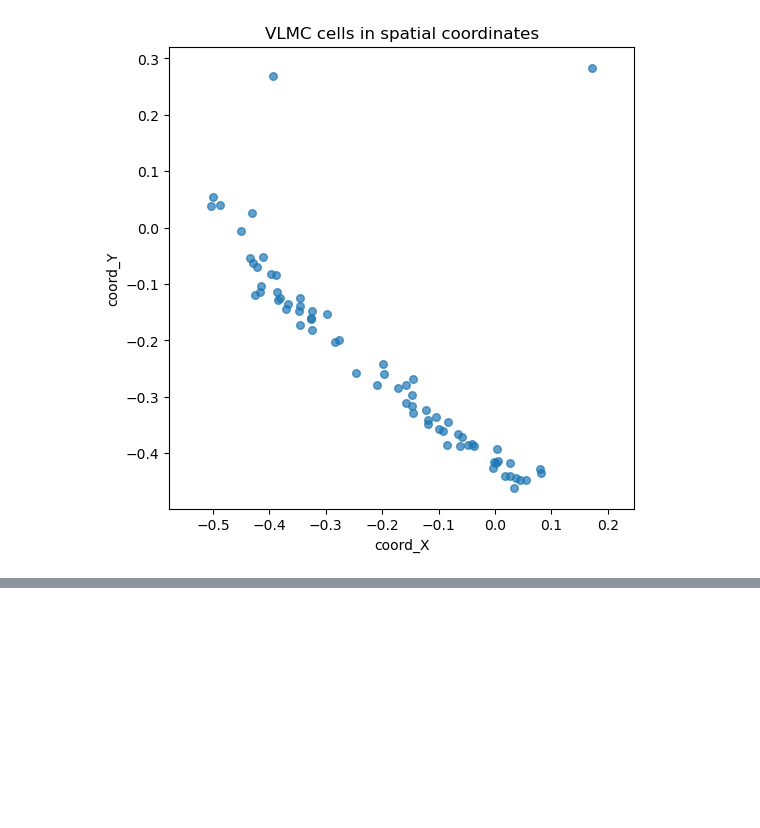
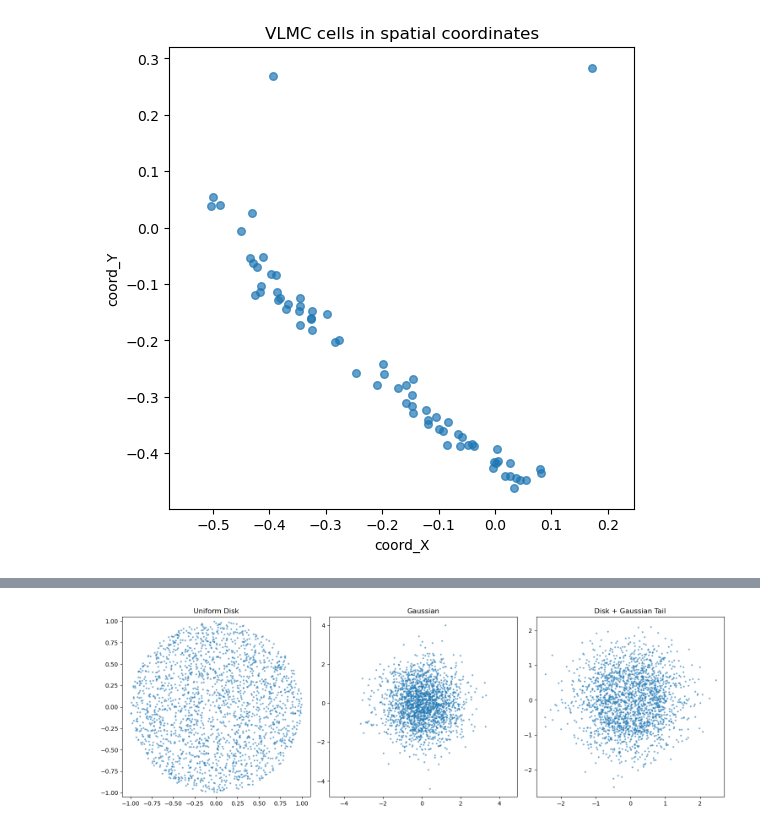
Before and after one commit to abelsalm/Celullar-Tissue-Spatial-Metrics-, a Jupyter notebook: ripleys-k-functions/ripley_tests.ipynb, the cells around one changed output, grey strips where cells are left out. Cells and saved outputs as stored; diff of their text form; code cells hidden in the pictures; blank space fills up the shorter version.

```diff
--- a/ripleys-k-functions/ripley_tests.ipynb
+++ b/ripleys-k-functions/ripley_tests.ipynb
@@ -1014,0 +303,52 @@ VBox(children=(SelectionSlider(continuous_update=False, description='time', layo
+# %%
+rng = np.random.default_rng(42)
+n = 2048
+
+# Uniform random disk with hard boundary
+r = np.sqrt(rng.random(n))
+theta = 2 * np.pi * rng.random(n)
+disk_points = np.stack([r * np.cos(theta), r * np.sin(theta)], axis=1)
+
+# Isotropic 2D Gaussian
+gaussian_points = rng.standard_normal((n, 2))
+
+# Disk + Gaussian tail just outside the disk edge
+n_disk = int(0.6 * n)
+n_tail = n - n_disk
+
+r_main = np.sqrt(rng.random(n_disk))
+theta_main = 2 * np.pi * rng.random(n_disk)
+disk_main = np.stack([r_main * np.cos(theta_main), r_main * np.sin(theta_main)], axis=1)
+
+tail_radius_center = 1.0
+tail_r = tail_radius_center + 0.5 * np.abs(rng.standard_normal(n_tail))
+tail_theta = 2 * np.pi * rng.random(n_tail)
+tail_points = np.stack([tail_r * np.cos(tail_theta), tail_r * np.sin(tail_theta)], axis=1)
+
+disk_gauss_tail_points = np.concatenate([disk_main, tail_points], axis=0)
+
+def _toy_df(points, name):
+    out = pd.DataFrame(points, columns=['coord_X', 'coord_Y'])
+    out['cell_class'] = 'VLMC'
+    out['cell_name'] = name
+    out['sample_id'] = name
+    out['cell_section'] = name
+    return out
+
+disk_points_df = _toy_df(disk_points, 'disk_points')
+gaussian_points_df = _toy_df(gaussian_points, 'gaussian_points')
+disk_gauss_tail_points_df = _toy_df(disk_gauss_tail_points, 'disk_gauss_tail_points')
+
+fig, axes = plt.subplots(1, 3, figsize=(15, 5))
+for ax, pts, title in zip(
+    axes,
+    [disk_points, gaussian_points, disk_gauss_tail_points],
+    ['Uniform Disk', 'Gaussian', 'Disk + Gaussian Tail'],
+):
+    ax.scatter(pts[:, 0], pts[:, 1], s=4, alpha=0.5)
+    ax.set_title(title)
+    ax.set_aspect('equal', adjustable='datalim')
+plt.tight_layout()
+plt.show()
+# %% [output]
+[figure, added]
```
Also changed, not shown: parts of 59 cells of this notebook, 6 other files.
